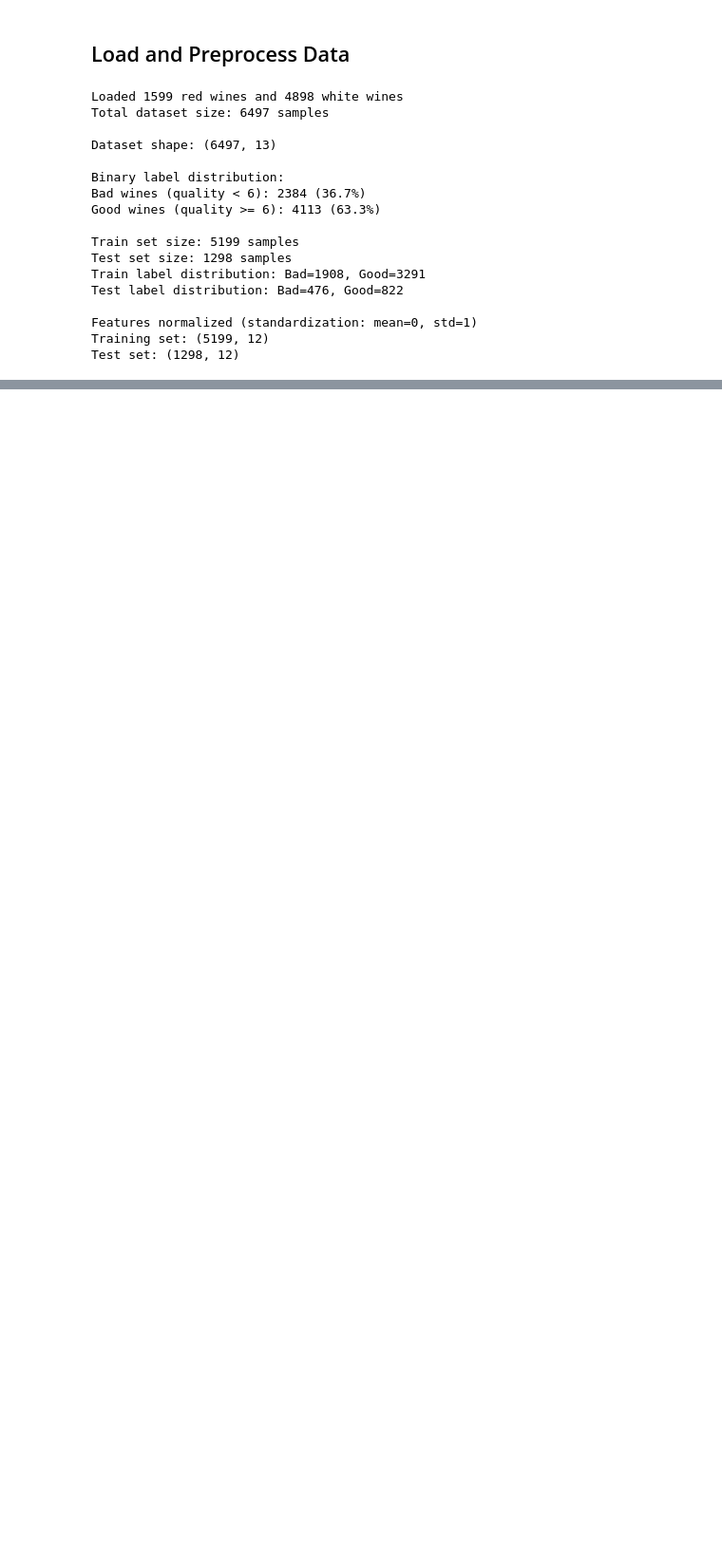
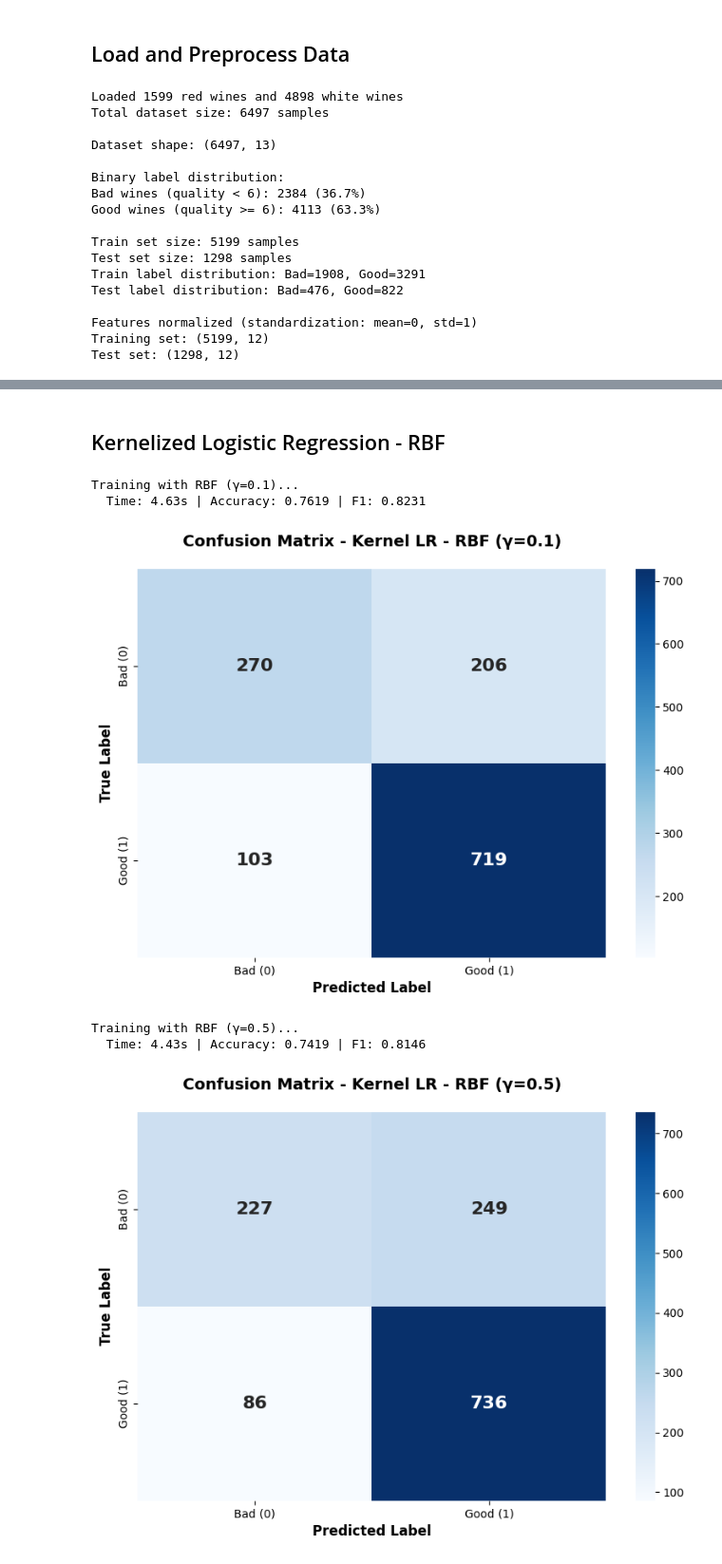
Before and after one commit to nikitaolefir/WineQualityPredicition, a Jupyter notebook: main.ipynb, the cells around one changed output, grey strips where cells are left out. Shown at 95% size. Drawn from its saved outputs; the diff is of its cells as text; code cells hidden in the pictures; blank space fills up the shorter version.

```diff
--- a/main.ipynb
+++ b/main.ipynb
@@ -54,0 +190,42 @@ Test set: (1298, 12)
+# %% [markdown]
+## Kernelized Logistic Regression - RBF
+# %%
+kernels_lr_rbf = {
+    'RBF (γ=0.1)': create_kernel_function('rbf', gamma=0.1),
+    'RBF (γ=0.5)': create_kernel_function('rbf', gamma=0.5),
+}
+
+results_lr_rbf = {}
+
+for name, kernel_func in kernels_lr_rbf.items():
+    print(f"Training with {name}...")
+
+    klr = KernelLogisticRegression(
+        kernel_func=kernel_func,
+        learning_rate=0.01,
+        n_iterations=500,
+        regularization=0.1,
+        verbose=False
+    )
+
+    start = time.time()
+    klr.fit(X_train, y_train)
+    train_time = time.time() - start
+
+    y_pred = klr.predict(X_test)
+    metrics = calculate_metrics(y_test, y_pred)
+    results_lr_rbf[name] = metrics
+
+    print(f"  Time: {train_time:.2f}s | Accuracy: {metrics['accuracy']:.4f} | F1: {metrics['f1_score']:.4f}\n")
+
+    # Saving plots
+    safe_name = name.replace(' ', '_').replace('(', '').replace(')', '').replace('=', '')
+    plot_confusion_matrix(y_test, y_pred, f"Kernel LR - {name}",
+                         save_path=f'results/KLR_{safe_name}_confusion.png')
+# %% [output]
+Training with RBF (γ=0.1)...
+  Time: 4.63s | Accuracy: 0.7619 | F1: 0.8231
+[figure, added]
+Training with RBF (γ=0.5)...
+  Time: 4.43s | Accuracy: 0.7419 | F1: 0.8146
+[figure, added]
```
Also changed, not shown: parts of 17 cells of this notebook, 17 other files.
